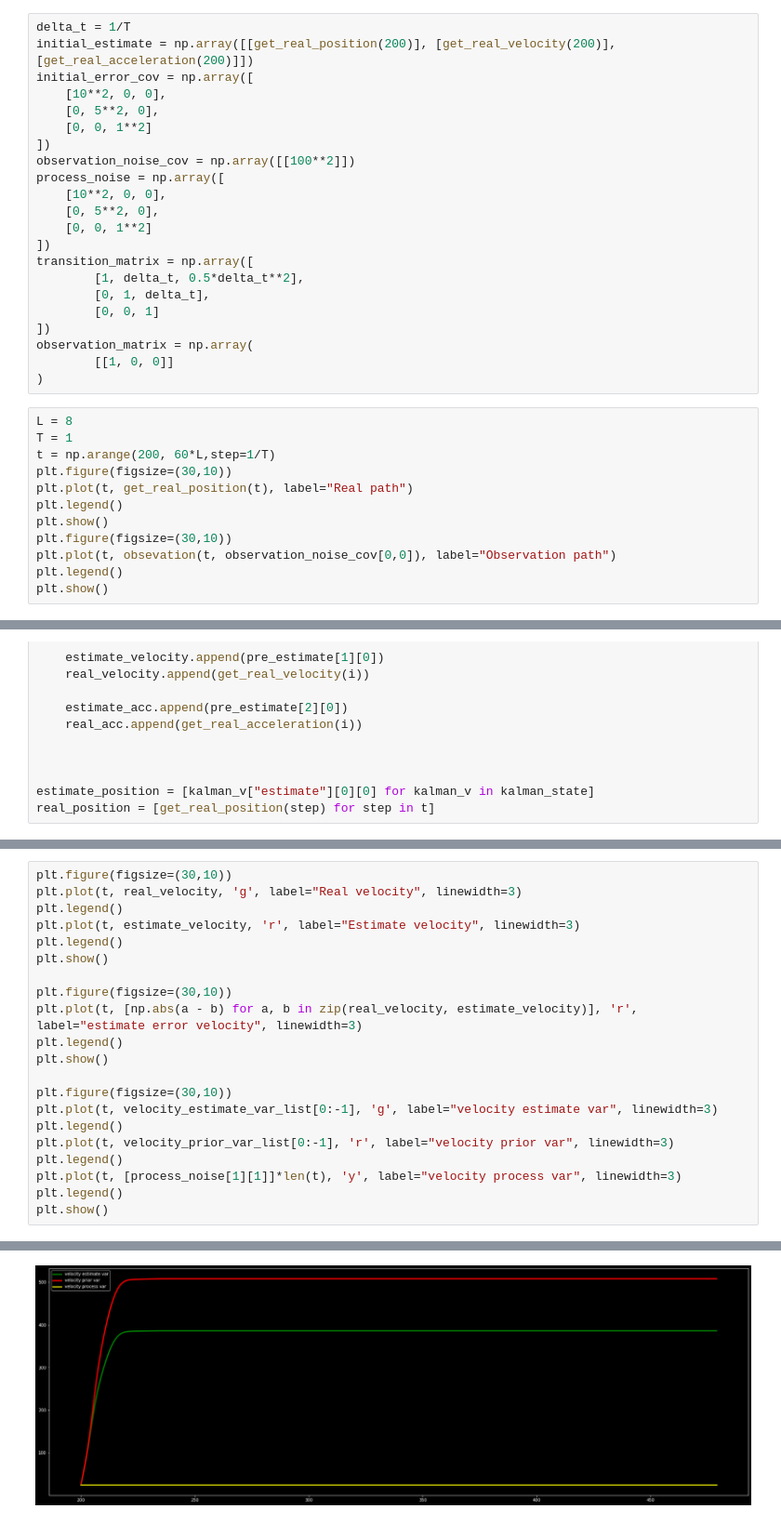
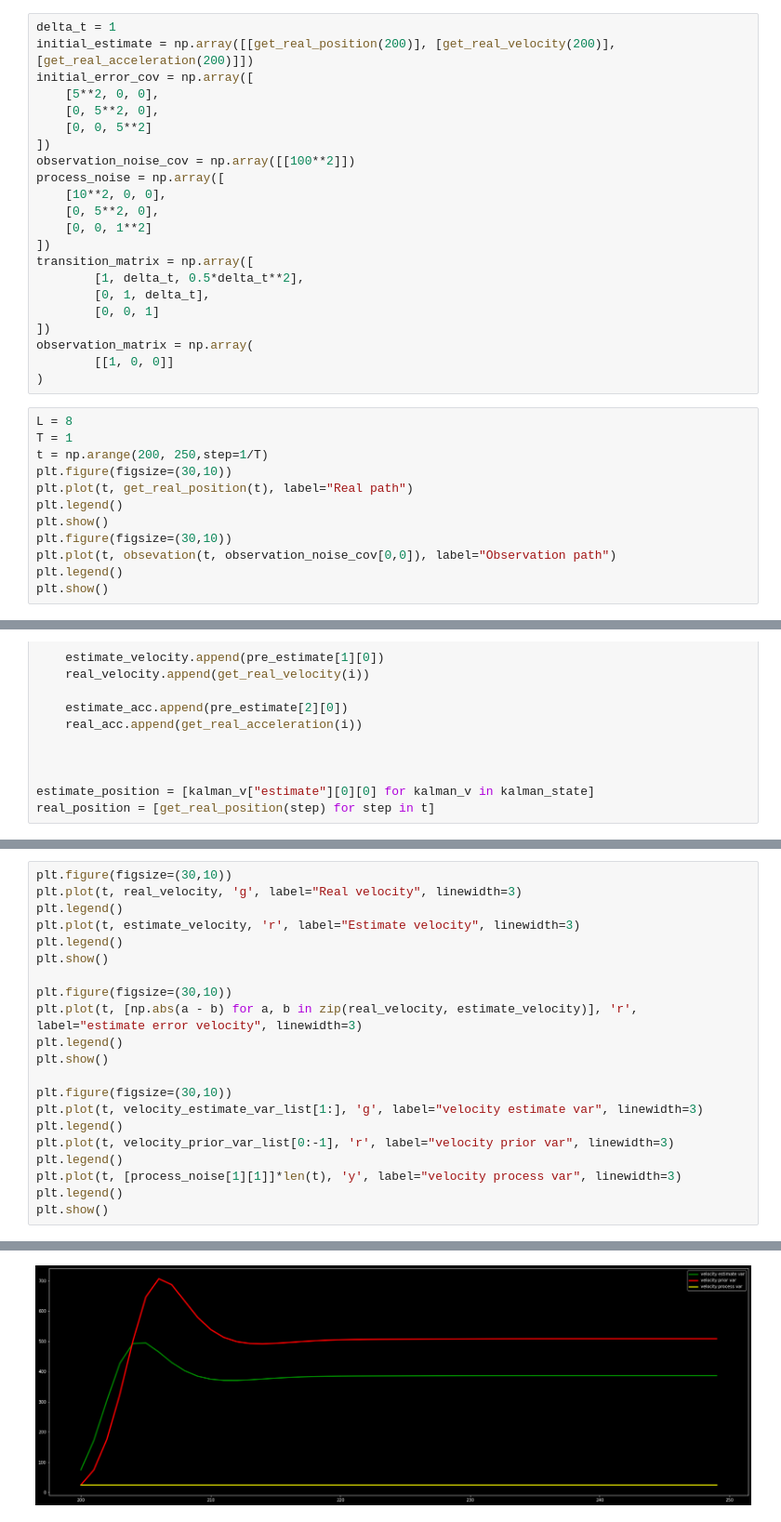
Before and after one commit to Long-ThanhLe/KalmanFilter, a Jupyter notebook: kalman.ipynb, the cells around one changed output, grey strips where cells are left out. Shown: that part at 93% size. Drawn from its saved outputs; the diff is of its cells as text.

```diff
--- a/kalman.ipynb
+++ b/kalman.ipynb
@@ -15,12 +15,12 @@ def get_real_acceleration(t):
 def obsevation(t, cov):
     return get_real_position(t) + np.random.randn(*t.shape)*np.sqrt(cov)
 # %%
-delta_t = 1/T
+delta_t = 1
 initial_estimate = np.array([[get_real_position(200)], [get_real_velocity(200)], [get_real_acceleration(200)]])
 initial_error_cov = np.array([
-    [10**2, 0, 0],
+    [5**2, 0, 0],
     [0, 5**2, 0],
-    [0, 0, 1**2]
+    [0, 0, 5**2]
 ])
 observation_noise_cov = np.array([[100**2]])
 process_noise = np.array([
@@ -39,7 +39,7 @@ observation_matrix = np.array(
 # %%
 L = 8
 T = 1
-t = np.arange(200, 60*L,step=1/T)
+t = np.arange(200, 250,step=1/T)
 plt.figure(figsize=(30,10))
 plt.plot(t, get_real_position(t), label="Real path")
 plt.legend()
@@ -171,7 +171,7 @@ plt.legend()
 plt.show()
 
 plt.figure(figsize=(30,10))
-plt.plot(t, velocity_estimate_var_list[0:-1], 'g', label="velocity estimate var", linewidth=3)
+plt.plot(t, velocity_estimate_var_list[1:], 'g', label="velocity estimate var", linewidth=3)
 plt.legend()
 plt.plot(t, velocity_prior_var_list[0:-1], 'r', label="velocity prior var", linewidth=3)
 plt.legend()
@@ -184,4 +184,4 @@ plt.show()
-[figure, old version]
+[figure, new version]
 # %%
 plt.figure(figsize=(30,10))
 plt.plot(t, real_acc, 'g', label="Real accelerator", linewidth=3)
```
Also changed, not shown: parts of 4 cells of this notebook.
